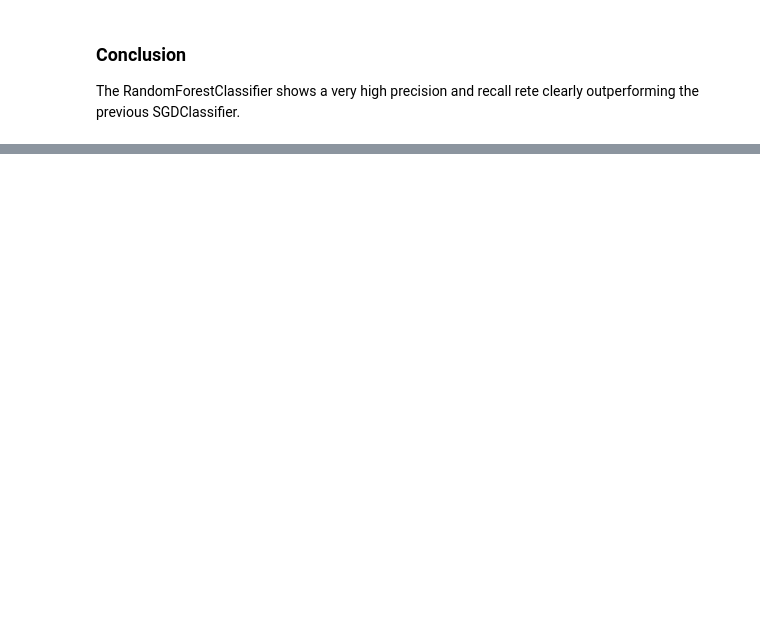
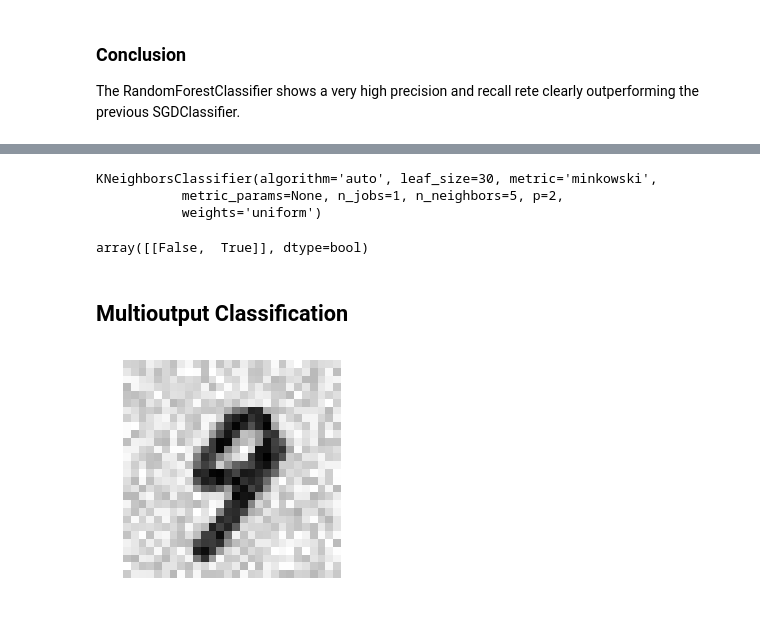
Before and after one commit to Xpitfire/handson-ml, a Jupyter notebook: 03_Exercise_MNIST_Classification.ipynb, the cells around one changed output, grey strips where cells are left out. Saved outputs shown, nothing was run; the diff lists cells and outputs as text; code cells hidden in the pictures; blank space fills up the shorter version.

```diff
--- a/03_Exercise_MNIST_Classification.ipynb
+++ b/03_Exercise_MNIST_Classification.ipynb
@@ -400,0 +403,18 @@ The RandomForestClassifier shows a very high precision and recall rete clearly o
+# %%
+from sklearn.neighbors import KNeighborsClassifier
+
+y_train_large = (y_train >= 7)
+y_train_odd = (y_train % 2 == 1)
+y_multilabel = np.c_[y_train_large, y_train_odd]
+
+knn_clf = KNeighborsClassifier()
+knn_clf.fit(X_train, y_multilabel)
+# %% [output]
+KNeighborsClassifier(algorithm='auto', leaf_size=30, metric='minkowski',
+           metric_params=None, n_jobs=1, n_neighbors=5, p=2,
+           weights='uniform')
+# %%
+# make prediction
+knn_clf.predict([some_digit])
+# %% [output]
+array([[False,  True]], dtype=bool)
@@ -400,0 +428,24 @@ The RandomForestClassifier shows a very high precision and recall rete clearly o
+# %% [markdown]
+## Multioutput Classification
+# %%
+# create train data with distortion
+noise = np.random.randint(0, 100, (len(X_train), 784))
+X_train_mod = X_train + noise
+noise = np.random.randint(0, 100, (len(X_test), 784))
+X_test_mod = X_test + noise
+y_train_mod = X_train
+y_test_mod = X_test
+# %%
+# show noisy image
+some_digit_mod = X_train_mod[36000]
+# transform the array data from 784 features to a 28x28 matrix
+some_digit_image_mod = some_digit_mod.reshape(28, 28)
+
+# cmap defines the black/white format
+# interpolation defines the display "smothness" from one pixel to another
+plt.imshow(some_digit_image_mod, cmap = matplotlib.cm.binary, interpolation="nearest")
+# disable the x and y axis
+plt.axis("off")
+plt.show()
+# %% [output]
+[figure, added]
```
Also changed, not shown: parts of 20 cells of this notebook, 2 other files.
